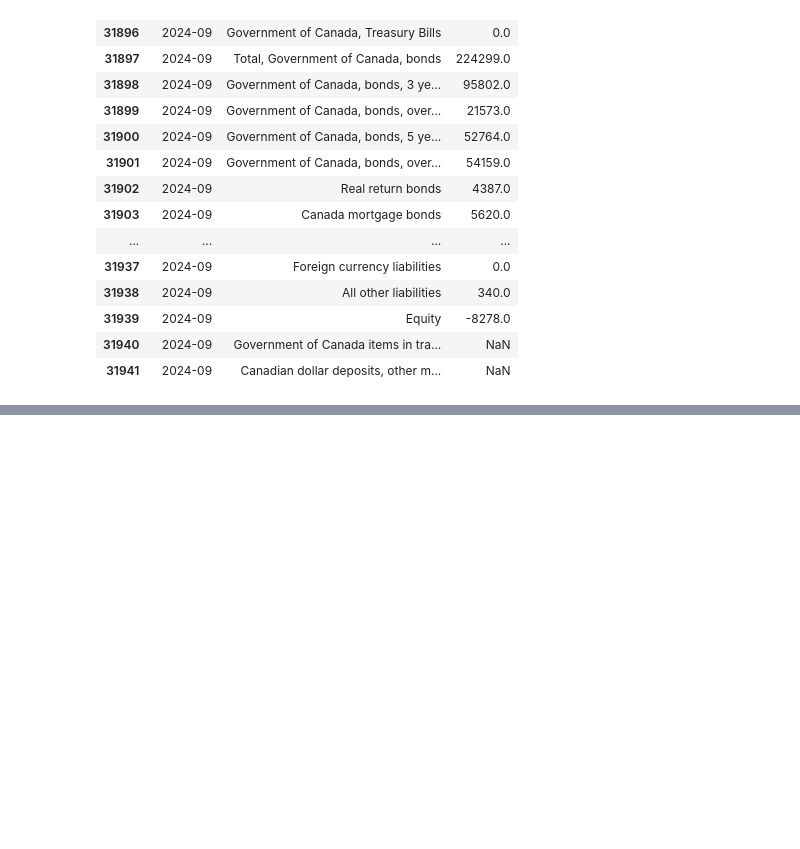
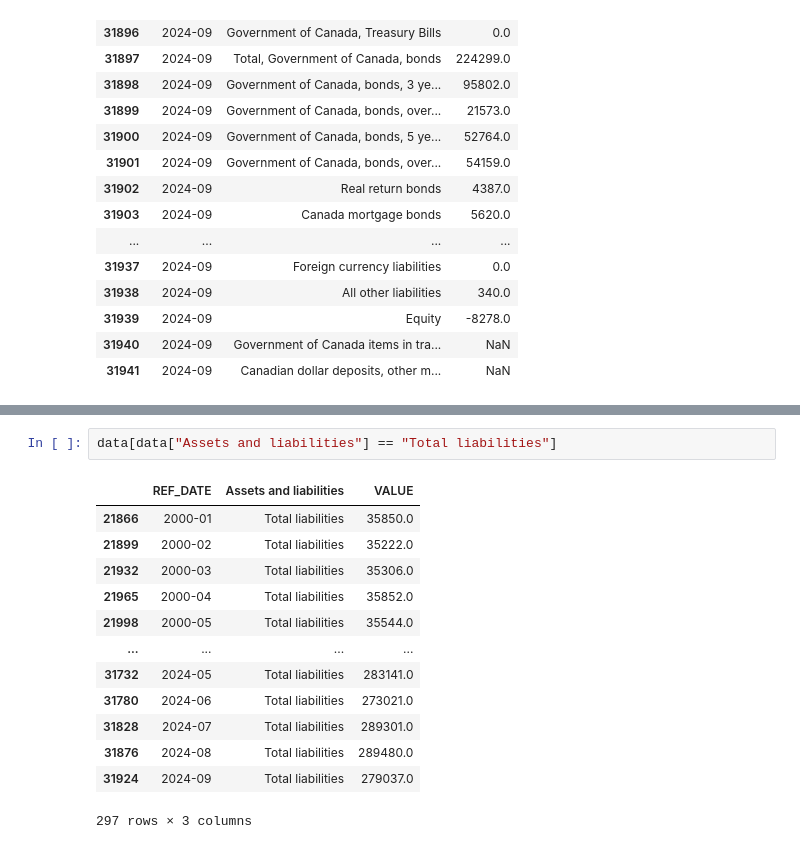
Before and after one commit to vanshuwjoshi/Bank-of-Canada-Assets-and-Liabilities, a Jupyter notebook: data_cleaning.ipynb, the cells around one changed output, grey strips where cells are left out. Cells and saved outputs as stored; diff of their text form; blank space fills up the shorter version.

```diff
--- a/data_cleaning.ipynb
+++ b/data_cleaning.ipynb
@@ -155,0 +211,16 @@ data[data["REF_DATE"] == "2024-09"]
+# %%
+data[data["Assets and liabilities"] == "Total liabilities"]
+# %% [output]
+|  | REF_DATE | Assets and liabilities | VALUE |
+| 21866 | 2000-01 | Total liabilities | 35850.0 |
+| 21899 | 2000-02 | Total liabilities | 35222.0 |
+| 21932 | 2000-03 | Total liabilities | 35306.0 |
+| 21965 | 2000-04 | Total liabilities | 35852.0 |
+| 21998 | 2000-05 | Total liabilities | 35544.0 |
+| ... | ... | ... | ... |
+| 31732 | 2024-05 | Total liabilities | 283141.0 |
+| 31780 | 2024-06 | Total liabilities | 273021.0 |
+| 31828 | 2024-07 | Total liabilities | 289301.0 |
+| 31876 | 2024-08 | Total liabilities | 289480.0 |
+| 31924 | 2024-09 | Total liabilities | 279037.0 |
+297 rows × 3 columns
```
Also changed, not shown: parts of 4 cells of this notebook.
